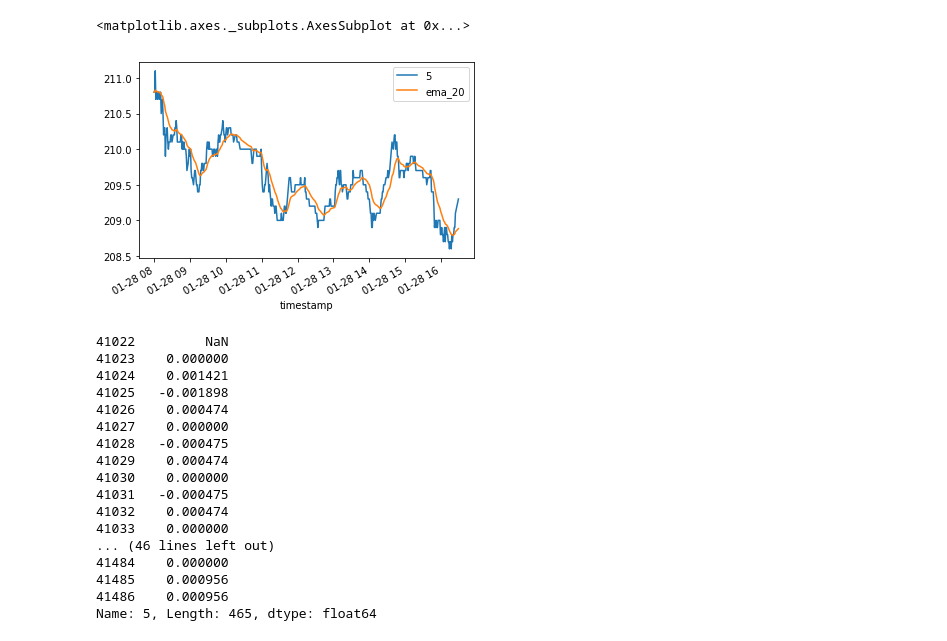
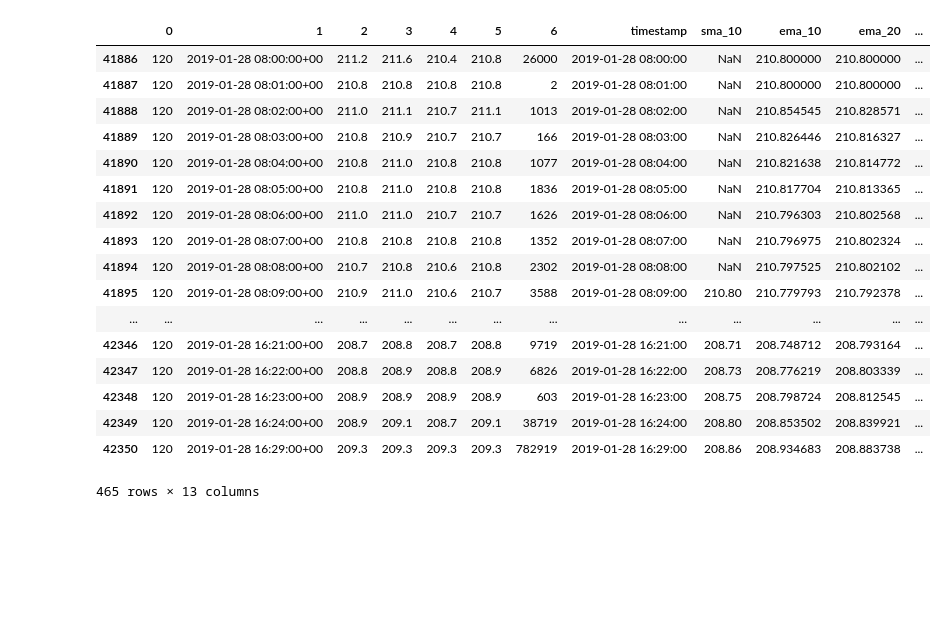
Before and after one commit to smartestrobotdai/download-data, a Jupyter notebook: data-analytics/omx30-prep.ipynb, the cells around one changed output. Saved outputs shown, nothing was run; the diff lists cells and outputs as text; code cells hidden in the pictures; blank space fills up the shorter version.

Commit message:
calculate the values

```diff
--- a/data-analytics/omx30-prep.ipynb
+++ b/data-analytics/omx30-prep.ipynb
@@ -141,7 +216,30 @@ See the caveats in the documentation: http://pandas.pydata.org/pandas-docs/stabl
+# %%
+diff=time_series_all_list[2][0]['ema_20'].diff()[1:]/time_series_all_list[2][0]['ema_20']
+time_series_all_list[2][0]['diff_ema_20'] = diff
+# %%
+time_series_all_list[2][0]['value'] = 0
+# %%
+time_series_all_list[2][0]['value'] = time_series_all_list[2][0]['diff_ema_20'].shift(-1) + 0.98 * time_series_all_list[2][0]['value'].shift(-1)
 # %%
-time_series_all_list[2][0].plot(x='timestamp', y=[5,'ema_20'])
+time_series_all_list[2][0]
 # %% [output]
+|  | 0 | 1 | 2 | 3 | 4 | 5 | 6 | timestamp | sma_10 | ema_10 | ema_20 | ... |
+| 41886 | 120 | 2019-01-28 08:00:00+00 | 211.2 | 211.6 | 210.4 | 210.8 | 26000 | 2019-01-28 08:00:00 | NaN | 210.800000 | 210.800000 | ... |
+| 41887 | 120 | 2019-01-28 08:01:00+00 | 210.8 | 210.8 | 210.8 | 210.8 | 2 | 2019-01-28 08:01:00 | NaN | 210.800000 | 210.800000 | ... |
+| 41888 | 120 | 2019-01-28 08:02:00+00 | 211.0 | 211.1 | 210.7 | 211.1 | 1013 | 2019-01-28 08:02:00 | NaN | 210.854545 | 210.828571 | ... |
+| 41889 | 120 | 2019-01-28 08:03:00+00 | 210.8 | 210.9 | 210.7 | 210.7 | 166 | 2019-01-28 08:03:00 | NaN | 210.826446 | 210.816327 | ... |
+| 41890 | 120 | 2019-01-28 08:04:00+00 | 210.8 | 211.0 | 210.8 | 210.8 | 1077 | 2019-01-28 08:04:00 | NaN | 210.821638 | 210.814772 | ... |
+| 41891 | 120 | 2019-01-28 08:05:00+00 | 210.8 | 211.0 | 210.8 | 210.8 | 1836 | 2019-01-28 08:05:00 | NaN | 210.817704 | 210.813365 | ... |
+| 41892 | 120 | 2019-01-28 08:06:00+00 | 211.0 | 211.0 | 210.7 | 210.7 | 1626 | 2019-01-28 08:06:00 | NaN | 210.796303 | 210.802568 | ... |
+| 41893 | 120 | 2019-01-28 08:07:00+00 | 210.8 | 210.8 | 210.8 | 210.8 | 1352 | 2019-01-28 08:07:00 | NaN | 210.796975 | 210.802324 | ... |
+| 41894 | 120 | 2019-01-28 08:08:00+00 | 210.7 | 210.8 | 210.6 | 210.8 | 2302 | 2019-01-28 08:08:00 | NaN | 210.797525 | 210.802102 | ... |
+| 41895 | 120 | 2019-01-28 08:09:00+00 | 210.9 | 211.0 | 210.6 | 210.7 | 3588 | 2019-01-28 08:09:00 | 210.80 | 210.779793 | 210.792378 | ... |
+| ... | ... | ... | ... | ... | ... | ... | ... | ... | ... | ... | ... | ... |
+| 42346 | 120 | 2019-01-28 16:21:00+00 | 208.7 | 208.8 | 208.7 | 208.8 | 9719 | 2019-01-28 16:21:00 | 208.71 | 208.748712 | 208.793164 | ... |
+| 42347 | 120 | 2019-01-28 16:22:00+00 | 208.8 | 208.9 | 208.8 | 208.9 | 6826 | 2019-01-28 16:22:00 | 208.73 | 208.776219 | 208.803339 | ... |
+| 42348 | 120 | 2019-01-28 16:23:00+00 | 208.9 | 208.9 | 208.9 | 208.9 | 603 | 2019-01-28 16:23:00 | 208.75 | 208.798724 | 208.812545 | ... |
+| 42349 | 120 | 2019-01-28 16:24:00+00 | 208.9 | 209.1 | 208.7 | 209.1 | 38719 | 2019-01-28 16:24:00 | 208.80 | 208.853502 | 208.839921 | ... |
+| 42350 | 120 | 2019-01-28 16:29:00+00 | 209.3 | 209.3 | 209.3 | 209.3 | 782919 | 2019-01-28 16:29:00 | 208.86 | 208.934683 | 208.883738 | ... |
-<matplotlib.axes._subplots.AxesSubplot at 0x...>
+465 rows × 13 columns
-[figure, removed]
 # %%
 
@@ -149,20 +246,0 @@ diff=time_series_all_list[2][0][5].diff()[1:]/time_series_all_list[2][0][5]
-# %%
-diff
-# %% [output]
-41022         NaN
-41023    0.000000
-41024    0.001421
-41025   -0.001898
-41026    0.000474
-41027    0.000000
-41028   -0.000475
-41029    0.000474
-41030    0.000000
-41031   -0.000475
-41032    0.000474
-41033    0.000000
-... (46 lines left out)
-41484    0.000000
-41485    0.000956
-41486    0.000956
-Name: 5, Length: 465, dtype: float64
```
Also changed, not shown: parts of 15 cells of this notebook.
